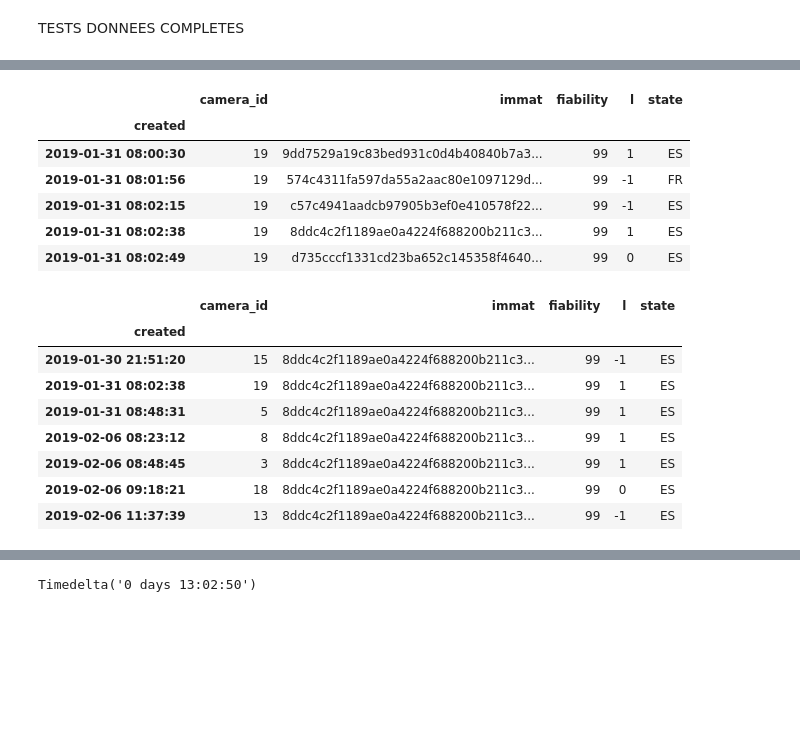
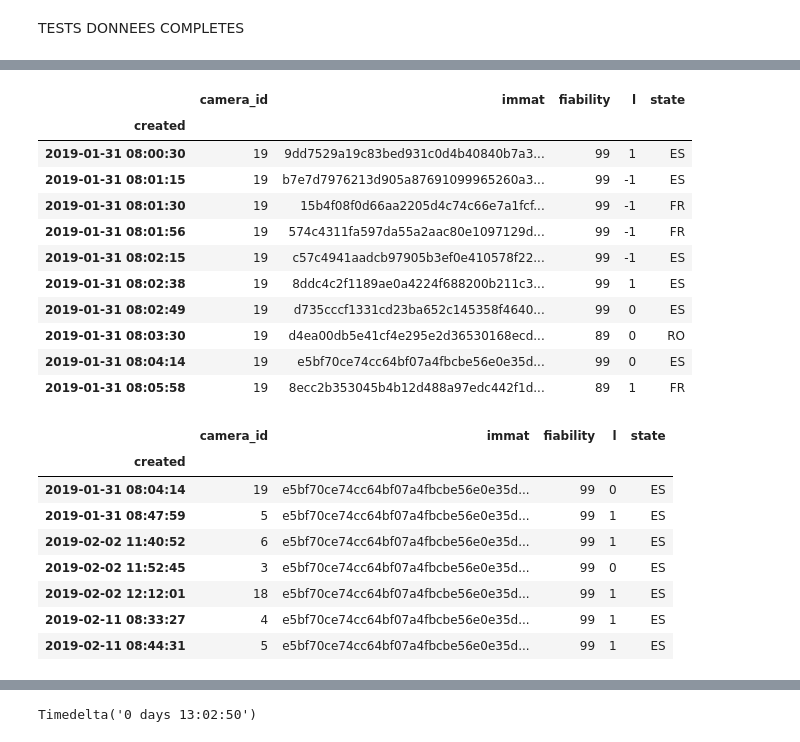
Before and after one commit to nantodevison/lapi, a Jupyter notebook: Carto_Lapi/Analyse/pour_test_travail.ipynb, the cells around one changed output, grey strips where cells are left out. Drawn from its saved outputs; the diff is of its cells as text; code cells hidden in the pictures; blank space fills up the shorter version.

```diff
--- a/Carto_Lapi/Analyse/pour_test_travail.ipynb
+++ b/Carto_Lapi/Analyse/pour_test_travail.ipynb
@@ -18,3 +18,5 @@ IMPORT DONNEES GLOBALES
 # %%
-%time df_3semaines=t.ouvrir_fichier_lapi('2019-01-28 00:00:00','2019-02-17 23:59:59').set_index('created').sort_index()
+%%time df_3semaines=t.ouvrir_fichier_lapi('2019-01-28 00:00:00','2019-02-17 23:59:59')
+df_3semaines=df_3semaines.drop_duplicates(['created','immat']))
+df_3semaines.set_index('created').sort_index()
 # %% [output]
@@ -204,5 +206,5 @@ df_pct_pl_transit
 # %% [markdown]
 TESTS DONNEES COMPLETES
 # %%
-dico_trajet_od, dico_passag_od, dico_od,  dico_passag, dico_filtre=t.transit_temps_complet_v2('2019-01-29 00:00:00',1,liste_trajet_locale,df_3semaines)
+dico_trajet_od, dico_passag_od, dico_od,  dico_passag, dico_filtre=t.transit_temps_complet_v2('2019-01-28 00:00:00',21,liste_trajet_locale,df_3semaines)
 # %% [output]
@@ -226,25 +228,30 @@ date : 2019-01-29 23:00:00 debut_traitement : 2019-04-08 17:14:06.556957
 # %%
 #verifs
-dico_passag_od['A660-N10'].set_index('created').loc['2019-01-31 08:00:00':].sort_index().head(5) #visualiser les passages
+dico_passag_od['A660-N10'].set_index('created').loc['2019-01-31 08:00:00':].sort_index().head(10) #visualiser les passages
 # %% [output]
 |  | camera_id | immat | fiability | l | state |
 | created |  |  |  |  |  |
 | 2019-01-31 08:00:30 | 19 | 9dd7529a19c83bed931c0d4b40840b7a3... | 99 | 1 | ES |
+| 2019-01-31 08:01:15 | 19 | b7e7d7976213d905a87691099965260a3... | 99 | -1 | ES |
+| 2019-01-31 08:01:30 | 19 | 15b4f08f0d66aa2205d4c74c66e7a1fcf... | 99 | -1 | FR |
 | 2019-01-31 08:01:56 | 19 | 574c4311fa597da55a2aac80e1097129d... | 99 | -1 | FR |
 | 2019-01-31 08:02:15 | 19 | c57c4941aadcb97905b3ef0e410578f22... | 99 | -1 | ES |
 | 2019-01-31 08:02:38 | 19 | 8ddc4c2f1189ae0a4224f688200b211c3... | 99 | 1 | ES |
 | 2019-01-31 08:02:49 | 19 | d735cccf1331cd23ba652c145358f4640... | 99 | 0 | ES |
+| 2019-01-31 08:03:30 | 19 | d4ea00db5e41cf4e295e2d36530168ecd... | 89 | 0 | RO |
+| 2019-01-31 08:04:14 | 19 | e5bf70ce74cc64bf07a4fbcbe56e0e35d... | 99 | 0 | ES |
+| 2019-01-31 08:05:58 | 19 | 8ecc2b353045b4b12d488a97edc442f1d... | 89 | 1 | FR |
 # %%
-df_3semaines.loc[df_3semaines['immat']=='8ddc4c2f1189ae0a4224f688200b211c3fd0f675']#retrouver cette immatriculatiob dans les données completes
+df_3semaines.loc[df_3semaines['immat']=='e5bf70ce74cc64bf07a4fbcbe56e0e35d267b970']#retrouver cette immatriculatiob dans les données completes
 # %% [output]
 |  | camera_id | immat | fiability | l | state |
 | created |  |  |  |  |  |
-| 2019-01-30 21:51:20 | 15 | 8ddc4c2f1189ae0a4224f688200b211c3... | 99 | -1 | ES |
-| 2019-01-31 08:02:38 | 19 | 8ddc4c2f1189ae0a4224f688200b211c3... | 99 | 1 | ES |
-| 2019-01-31 08:48:31 | 5 | 8ddc4c2f1189ae0a4224f688200b211c3... | 99 | 1 | ES |
-| 2019-02-06 08:23:12 | 8 | 8ddc4c2f1189ae0a4224f688200b211c3... | 99 | 1 | ES |
-| 2019-02-06 08:48:45 | 3 | 8ddc4c2f1189ae0a4224f688200b211c3... | 99 | 1 | ES |
-| 2019-02-06 09:18:21 | 18 | 8ddc4c2f1189ae0a4224f688200b211c3... | 99 | 0 | ES |
-| 2019-02-06 11:37:39 | 13 | 8ddc4c2f1189ae0a4224f688200b211c3... | 99 | -1 | ES |
+| 2019-01-31 08:04:14 | 19 | e5bf70ce74cc64bf07a4fbcbe56e0e35d... | 99 | 0 | ES |
+| 2019-01-31 08:47:59 | 5 | e5bf70ce74cc64bf07a4fbcbe56e0e35d... | 99 | 1 | ES |
+| 2019-02-02 11:40:52 | 6 | e5bf70ce74cc64bf07a4fbcbe56e0e35d... | 99 | 1 | ES |
+| 2019-02-02 11:52:45 | 3 | e5bf70ce74cc64bf07a4fbcbe56e0e35d... | 99 | 0 | ES |
+| 2019-02-02 12:12:01 | 18 | e5bf70ce74cc64bf07a4fbcbe56e0e35d... | 99 | 1 | ES |
+| 2019-02-11 08:33:27 | 4 | e5bf70ce74cc64bf07a4fbcbe56e0e35d... | 99 | 1 | ES |
+| 2019-02-11 08:44:31 | 5 | e5bf70ce74cc64bf07a4fbcbe56e0e35d... | 99 | 1 | ES |
 # %%
 #verif sur un trajet a un horaire donnee sur un trajet global
```
Also changed, not shown: parts of 6 cells of this notebook.
